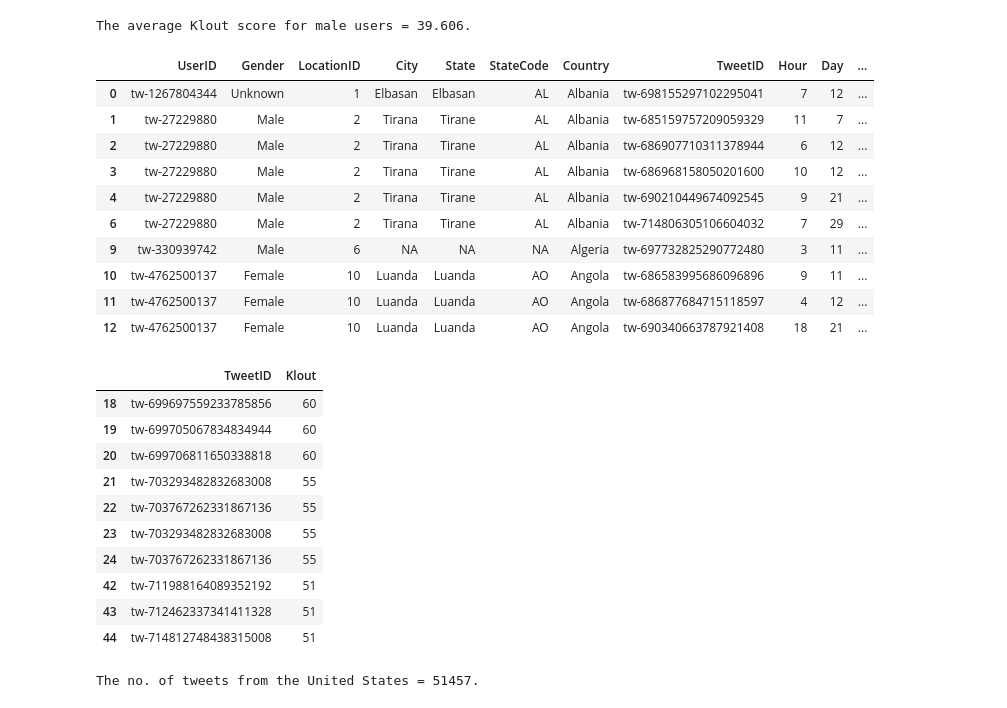
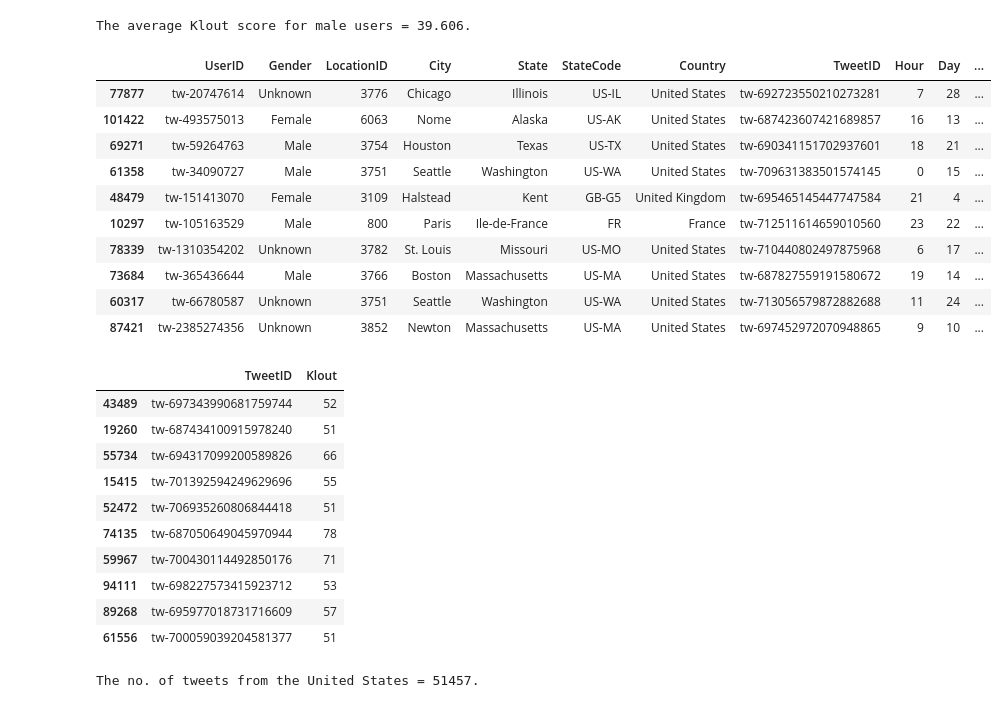
Before and after one commit to abhayvikramnayak98/TweetMetrics, a Jupyter notebook: pandasAnswers.ipynb, the cells around one changed output. Cells and saved outputs as stored; diff of their text form; code cells hidden in the pictures.

```diff
--- a/pandasAnswers.ipynb
+++ b/pandasAnswers.ipynb
@@ -216,6 +216,7 @@ tweets_df.head(10)
 # %%
 # Renaming the 'SentimentText' column to 'Sentiment' and 'Language' to 'Lang'
-tweets_df = tweets_df.rename(columns={'IsReshare':'IsReshared', 'SentimentText': 'Sentiment', 'Language': 'Lang'})
-tweets_df.head(10)
+col_dict = {'IsReshare':'IsReshared', 'SentimentText': 'Sentiment', 'Language': 'Lang', 'text': 'Text'}
+tweets_df = tweets_df.rename(columns=col_dict)
+tweets_df.sample(frac=1).head(10)
 # %% [output]
 |  | UserID | Gender | LocationID | City | State | StateCode | Country | TweetID | Hour | Day | ... |
@@ -293,36 +294,36 @@ The average Klout score for male users = 39.606.
 # %%
 # Q-9. Retrieve tweets posted on weekdays (Monday to Friday).
 weekdays = ['Monday', 'Tuesday', 'Wednesday', 'Thursday', 'Friday']
 weekday_tweets = tweets_df[tweets_df['Weekday'].isin(weekdays)]
-weekday_tweets.head(10)
+weekday_tweets.sample(frac=1).head(10)
 # %% [output]
 |  | UserID | Gender | LocationID | City | State | StateCode | Country | TweetID | Hour | Day | ... |
-| 0 | tw-1267804344 | Unknown | 1 | Elbasan | Elbasan | AL | Albania | tw-698155297102295041 | 7 | 12 | ... |
-| 1 | tw-27229880 | Male | 2 | Tirana | Tirane | AL | Albania | tw-685159757209059329 | 11 | 7 | ... |
-| 2 | tw-27229880 | Male | 2 | Tirana | Tirane | AL | Albania | tw-686907710311378944 | 6 | 12 | ... |
-| 3 | tw-27229880 | Male | 2 | Tirana | Tirane | AL | Albania | tw-686968158050201600 | 10 | 12 | ... |
-| 4 | tw-27229880 | Male | 2 | Tirana | Tirane | AL | Albania | tw-690210449674092545 | 9 | 21 | ... |
-| 6 | tw-27229880 | Male | 2 | Tirana | Tirane | AL | Albania | tw-714806305106604032 | 7 | 29 | ... |
-| 9 | tw-330939742 | Male | 6 | NA | NA | NA | Algeria | tw-697732825290772480 | 3 | 11 | ... |
-| 10 | tw-4762500137 | Female | 10 | Luanda | Luanda | AO | Angola | tw-686583995686096896 | 9 | 11 | ... |
-| 11 | tw-4762500137 | Female | 10 | Luanda | Luanda | AO | Angola | tw-686877684715118597 | 4 | 12 | ... |
-| 12 | tw-4762500137 | Female | 10 | Luanda | Luanda | AO | Angola | tw-690340663787921408 | 18 | 21 | ... |
+| 77877 | tw-20747614 | Unknown | 3776 | Chicago | Illinois | US-IL | United States | tw-692723550210273281 | 7 | 28 | ... |
+| 101422 | tw-493575013 | Female | 6063 | Nome | Alaska | US-AK | United States | tw-687423607421689857 | 16 | 13 | ... |
+| 69271 | tw-59264763 | Male | 3754 | Houston | Texas | US-TX | United States | tw-690341151702937601 | 18 | 21 | ... |
+| 61358 | tw-34090727 | Male | 3751 | Seattle | Washington | US-WA | United States | tw-709631383501574145 | 0 | 15 | ... |
+| 48479 | tw-151413070 | Female | 3109 | Halstead | Kent | GB-G5 | United Kingdom | tw-695465145447747584 | 21 | 4 | ... |
+| 10297 | tw-105163529 | Male | 800 | Paris | Ile-de-France | FR | France | tw-712511614659010560 | 23 | 22 | ... |
+| 78339 | tw-1310354202 | Unknown | 3782 | St. Louis | Missouri | US-MO | United States | tw-710440802497875968 | 6 | 17 | ... |
+| 73684 | tw-365436644 | Male | 3766 | Boston | Massachusetts | US-MA | United States | tw-687827559191580672 | 19 | 14 | ... |
+| 60317 | tw-66780587 | Unknown | 3751 | Seattle | Washington | US-WA | United States | tw-713056579872882688 | 11 | 24 | ... |
+| 87421 | tw-2385274356 | Unknown | 3852 | Newton | Massachusetts | US-MA | United States | tw-697452972070948865 | 9 | 10 | ... |
 # %%
 # Q-10. Identify tweets with a Klout score greater than 50. Display the TweetID and Klout.
 kloutScore50 = tweets_df[tweets_df['Klout'] > 50][['TweetID', 'Klout']]
-kloutScore50.head(10)
+kloutScore50.sample(frac=1).head(10)
 # %% [output]
 |  | TweetID | Klout |
-| 18 | tw-699697559233785856 | 60 |
-| 19 | tw-699705067834834944 | 60 |
-| 20 | tw-699706811650338818 | 60 |
-| 21 | tw-703293482832683008 | 55 |
-| 22 | tw-703767262331867136 | 55 |
-| 23 | tw-703293482832683008 | 55 |
-| 24 | tw-703767262331867136 | 55 |
-| 42 | tw-711988164089352192 | 51 |
-| 43 | tw-712462337341411328 | 51 |
-| 44 | tw-714812748438315008 | 51 |
+| 43489 | tw-697343990681759744 | 52 |
+| 19260 | tw-687434100915978240 | 51 |
+| 55734 | tw-694317099200589826 | 66 |
+| 15415 | tw-701392594249629696 | 55 |
+| 52472 | tw-706935260806844418 | 51 |
+| 74135 | tw-687050649045970944 | 78 |
+| 59967 | tw-700430114492850176 | 71 |
+| 94111 | tw-698227573415923712 | 53 |
+| 89268 | tw-695977018731716609 | 57 |
+| 61556 | tw-700059039204581377 | 51 |
 # %%
 # Q-11. Count the number of tweets posted from the United States (Country = 'United States').
 print(f"The no. of tweets from the United States = {len(tweets_df[tweets_df['Country'] == 'United States'])}.")
```
Also changed, not shown: parts of 17 cells of this notebook.
